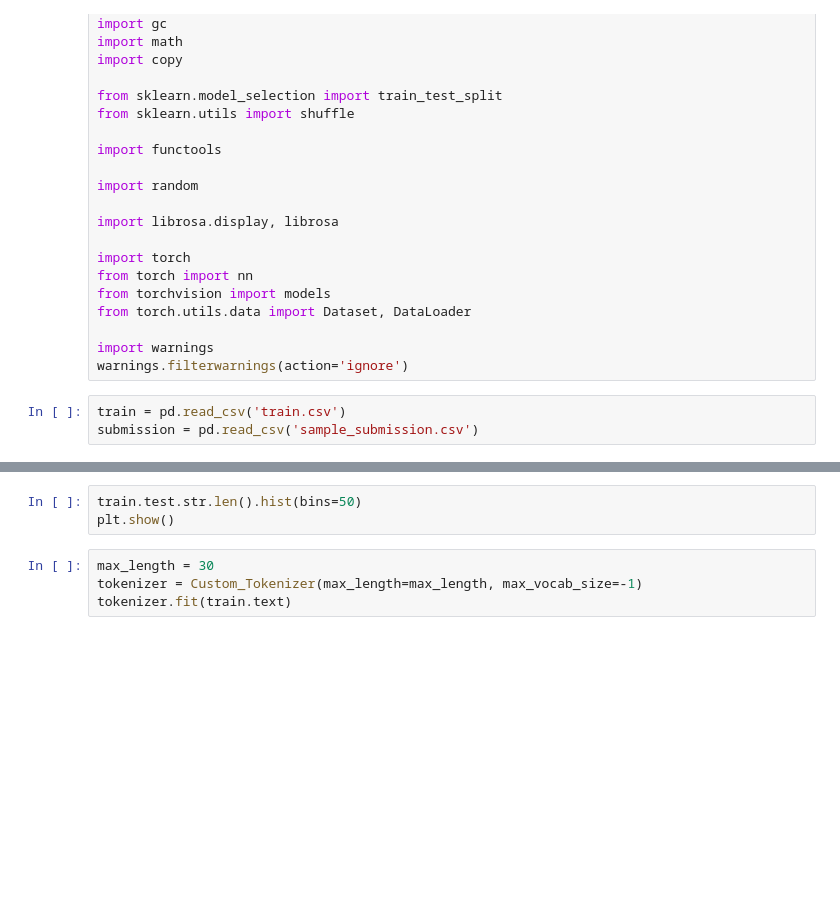
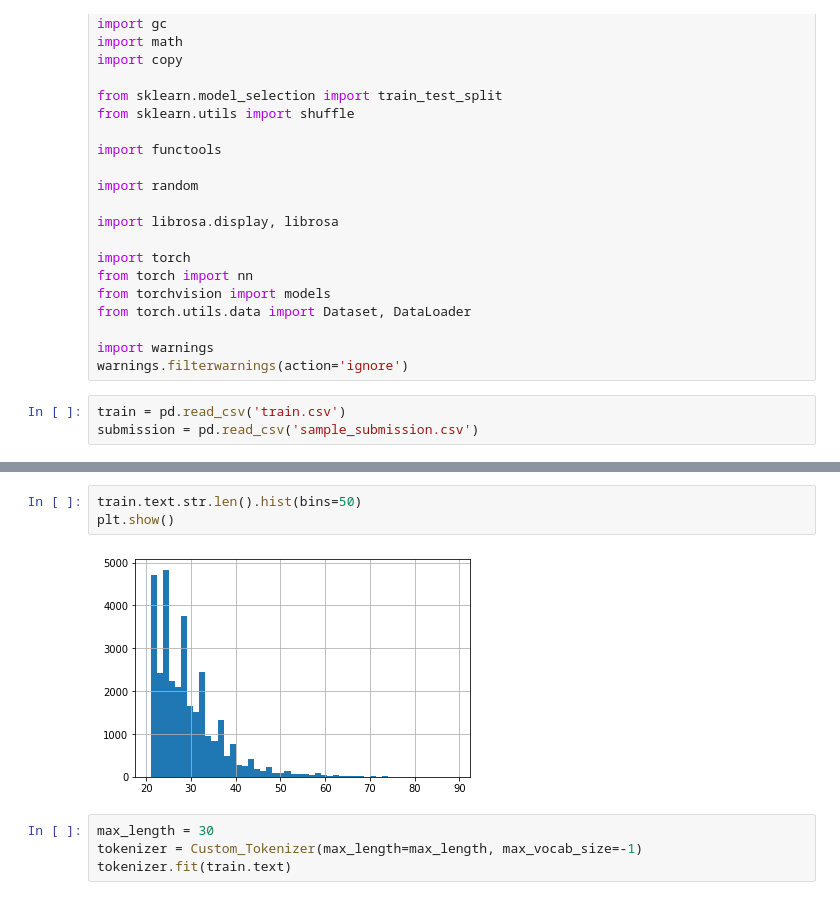
Before and after one commit to rapsealk/ClovaCall, a Jupyter notebook: aihub/baseline.ipynb, the cells around one changed output, grey strips where cells are left out. Drawn from its saved outputs; the diff is of its cells as text; blank space fills up the shorter version.

```diff
--- a/aihub/baseline.ipynb
+++ b/aihub/baseline.ipynb
@@ -95,8 +116,10 @@ class Custom_Tokenizer():
 
         return sentence
 # %%
-train.test.str.len().hist(bins=50)
+train.text.str.len().hist(bins=50)
 plt.show()
+# %% [output]
+[figure, added]
 # %%
 max_length = 30
 tokenizer = Custom_Tokenizer(max_length=max_length, max_vocab_size=-1)
```
Also changed, not shown: parts of 14 cells of this notebook.
